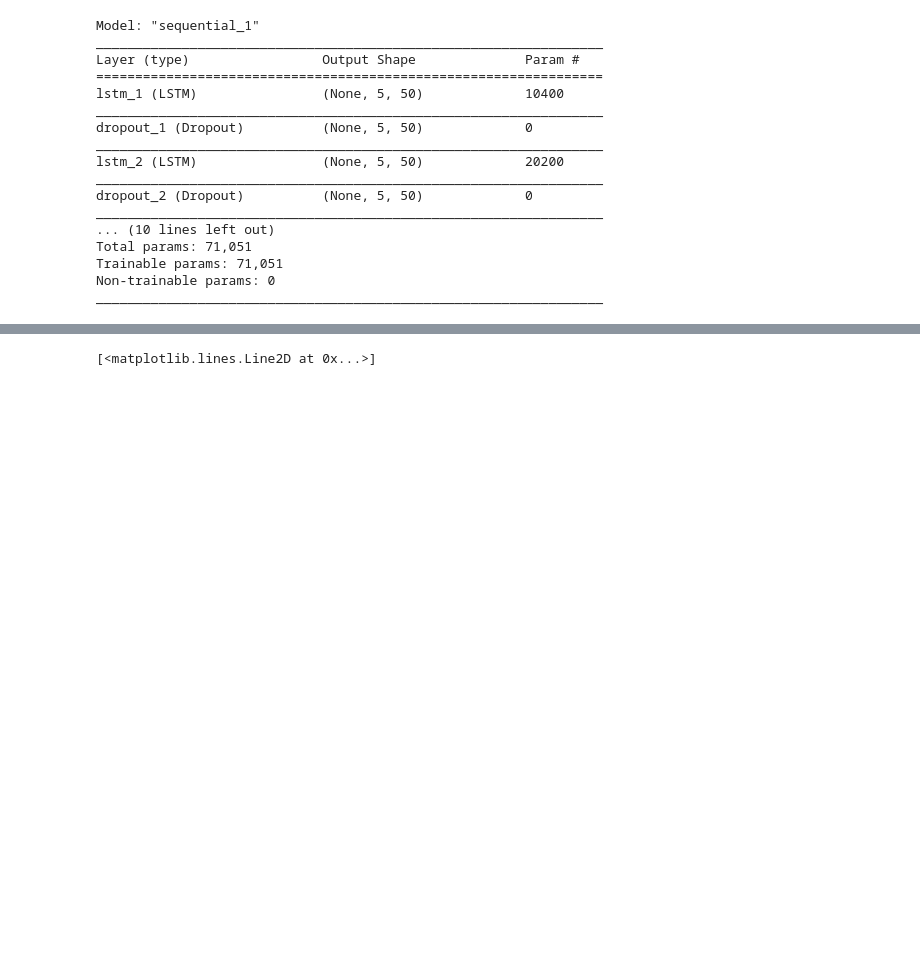
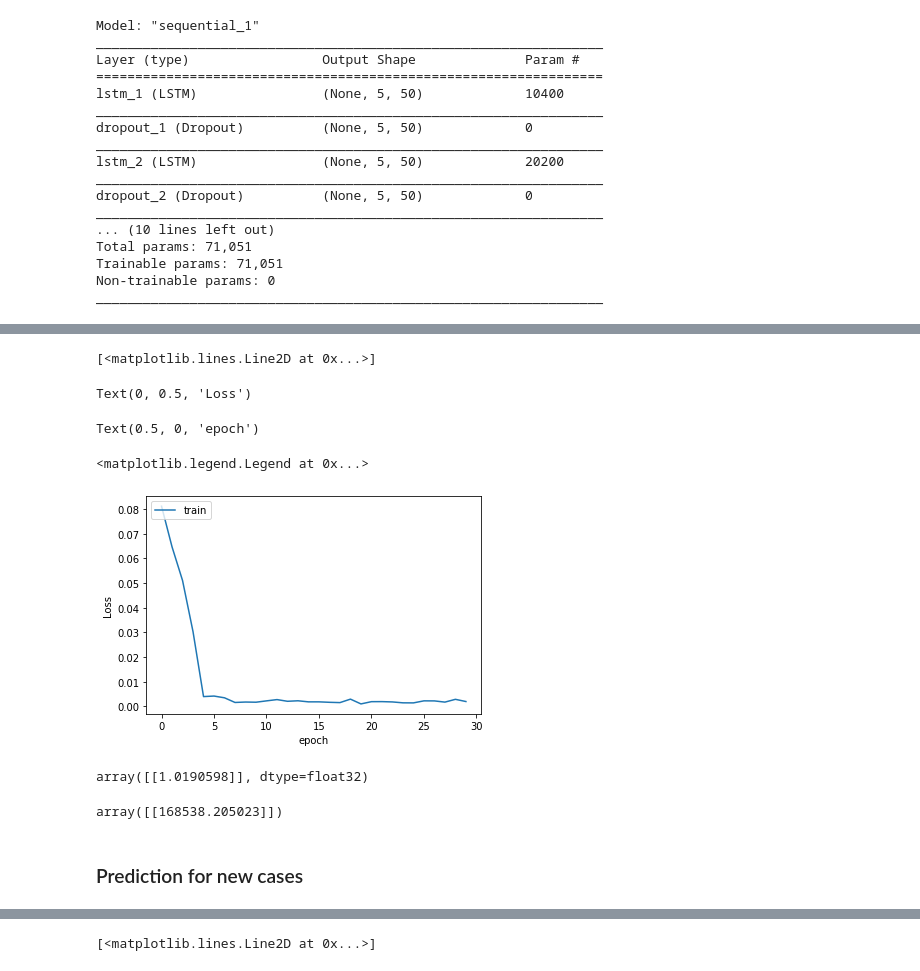
Before and after one commit to tariqmhmd5/Covid-Prediction, a Jupyter notebook: Prediction using LSTM.ipynb, the cells around one changed output, grey strips where cells are left out. Drawn from its saved outputs; the diff is of its cells as text; code cells hidden in the pictures; blank space fills up the shorter version.

```diff
--- a/Prediction using LSTM.ipynb
+++ b/Prediction using LSTM.ipynb
@@ -218,0 +273,4 @@ Text(0.5, 0, 'epoch')
+# %%
+from sklearn.preprocessing import MinMaxScaler
+sc = MinMaxScaler()
+Train = sc.fit_transform(data)
@@ -218,0 +296,28 @@ Text(0.5, 0, 'epoch')
+# %%
+X_Train = np.reshape(X_Train, newshape=(X_Train.shape[0], X_Train.shape[1], 1))
+# %%
+regressor = Sequential()
+
+# Adding the first LSTM layer and some Dropout regularisation
+regressor.add(LSTM(units = 50, return_sequences = True, input_shape = (X_Train.shape[1], 1)))
+regressor.add(Dropout(0.2))
+
+# Adding a second LSTM layer and some Dropout regularisation
+regressor.add(LSTM(units = 50, return_sequences = True))
+regressor.add(Dropout(0.2))
+
+# Adding a third LSTM layer and some Dropout regularisation
+regressor.add(LSTM(units = 50, return_sequences = True))
+regressor.add(Dropout(0.2))
+
+# Adding a fourth LSTM layer and some Dropout regularisation
+regressor.add(LSTM(units = 50))
+regressor.add(Dropout(0.2))
+
+# Adding the output layer
+regressor.add(Dense(units = 1))
+
+# Compiling the RNN
+regressor.compile(optimizer = 'adam', loss = 'mean_squared_error')
+# %%
+regressor.fit(X_Train, Y_Train, epochs = 30, batch_size = 16)
@@ -218,0 +343,22 @@ Text(0.5, 0, 'epoch')
+# %%
+plt.plot(regressor.history.history['loss'])
+plt.ylabel('Loss')
+plt.xlabel('epoch')
+plt.legend(['train', 'val'], loc='upper left')
+plt.show()
+# %% [output]
+[<matplotlib.lines.Line2D at 0x...>]
+Text(0, 0.5, 'Loss')
+Text(0.5, 0, 'epoch')
+<matplotlib.legend.Legend at 0x...>
+[figure, added]
+# %%
+regressor.predict(X_Train[-1].reshape(1,5,1))
+# %% [output]
+array([[1.0190598]], dtype=float32)
+# %%
+sc.inverse_transform([[1.0190598]])
+# %% [output]
+array([[168538.205023]])
+# %% [markdown]
+### Prediction for new cases
```
Also changed, not shown: parts of 43 cells of this notebook.
